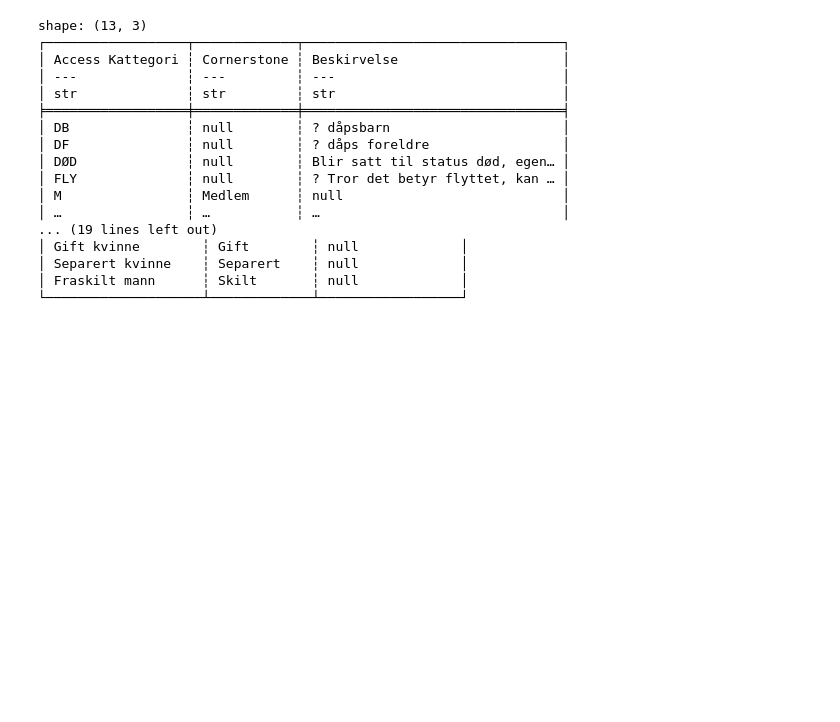
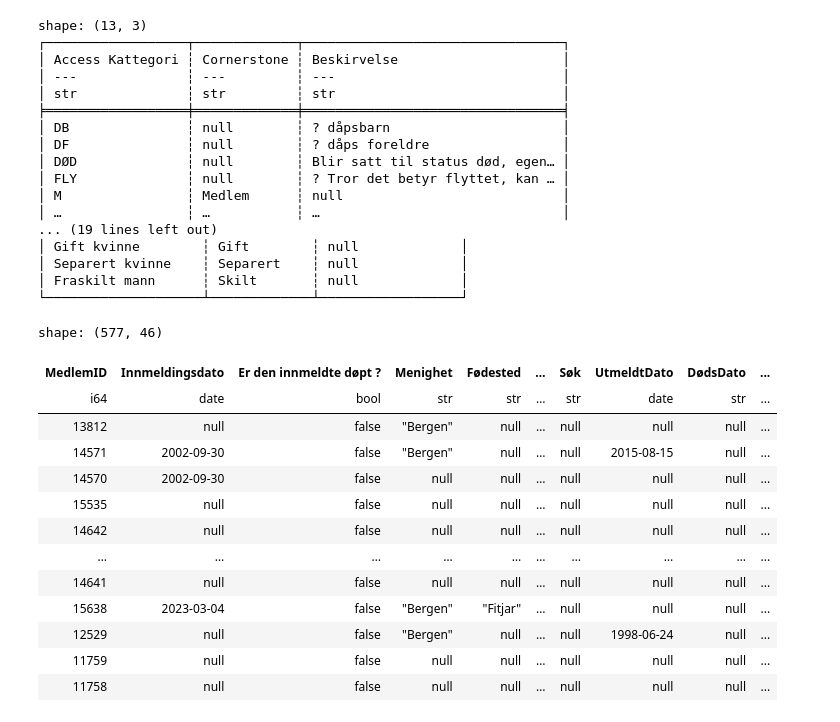
Before and after one commit to craftsmandigital/Bergens-konvertering, a Jupyter notebook: konvertering.ipynb, the cells around one changed output. Cells and saved outputs as stored; diff of their text form; code cells hidden in the pictures; blank space fills up the shorter version.

```diff
--- a/konvertering.ipynb
+++ b/konvertering.ipynb
@@ -145,6 +145,22 @@ shape: (13, 3)
 # %%
 df = bergens_kolonner_med_verdi(df, "Anmerkning")
 #df_test.select("FORNAVN", "EFTERNAVN", "Anmerkning")
+df
+# %% [output]
+shape: (577, 46)
+| MedlemID | Innmeldingsdato | Er den innmeldte døpt ? | Menighet | Fødested | … | Søk | UtmeldtDato | DødsDato | ... |
+| i64 | date | bool | str | str | … | str | date | str | ... |
+| 13812 | null | false | "Bergen" | null | … | null | null | null | ... |
+| 14571 | 2002-09-30 | false | "Bergen" | null | … | null | 2015-08-15 | null | ... |
+| 14570 | 2002-09-30 | false | null | null | … | null | null | null | ... |
+| 15535 | null | false | null | null | … | null | null | null | ... |
+| 14642 | null | false | null | null | … | null | null | null | ... |
+| … | … | … | … | … | … | … | … | … | ... |
+| 14641 | null | false | null | null | … | null | null | null | ... |
+| 15638 | 2023-03-04 | false | "Bergen" | "Fitjar" | … | null | null | null | ... |
+| 12529 | null | false | "Bergen" | null | … | null | 1998-06-24 | null | ... |
+| 11759 | null | false | null | null | … | null | null | null | ... |
+| 11758 | null | false | null | null | … | null | null | null | ... |
 # %%
 # The mapping dictionary only defines 'M' and 'K'
 gender_map = {
```
Also changed, not shown: parts of 7 cells of this notebook, 1 other file.
